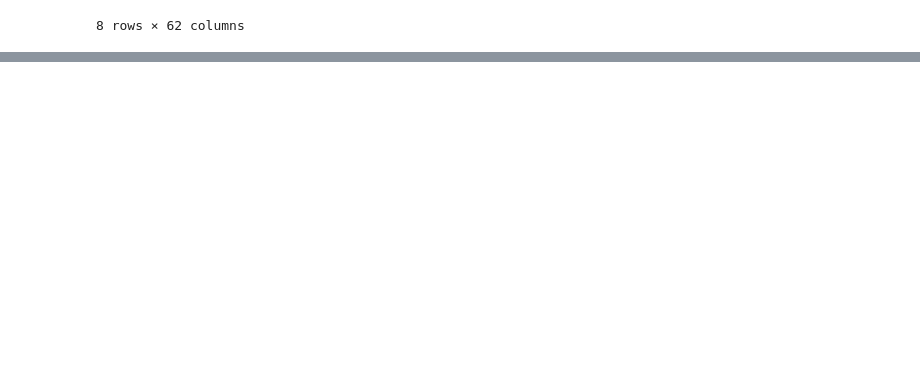
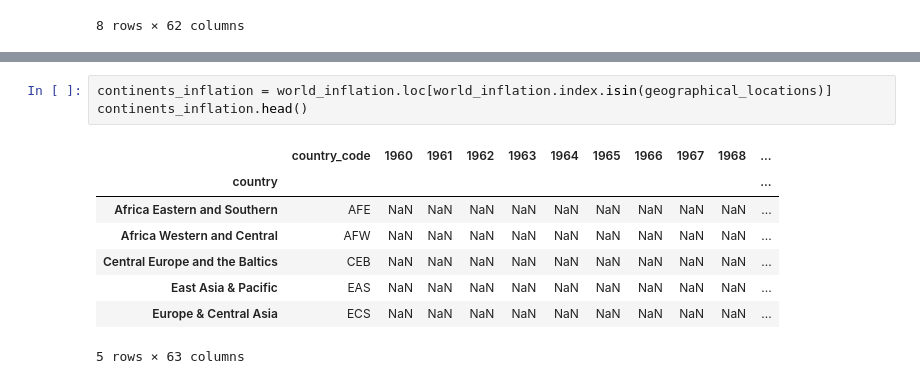
Before and after one commit to SlawCzech/World-inflation-project, a Jupyter notebook: inflation_eda.ipynb, the cells around one changed output, grey strips where cells are left out. Cells and saved outputs as stored; diff of their text form; blank space fills up the shorter version.

```diff
--- a/inflation_eda.ipynb
+++ b/inflation_eda.ipynb
@@ -79,0 +135,12 @@ SyntaxError: invalid syntax (2422227326.py, line 1)
+# %%
+continents_inflation = world_inflation.loc[world_inflation.index.isin(geographical_locations)]
+continents_inflation.head()
+# %% [output]
+|  | country_code | 1960 | 1961 | 1962 | 1963 | 1964 | 1965 | 1966 | 1967 | 1968 | ... |
+| country |  |  |  |  |  |  |  |  |  |  | ... |
+| Africa Eastern and Southern | AFE | NaN | NaN | NaN | NaN | NaN | NaN | NaN | NaN | NaN | ... |
+| Africa Western and Central | AFW | NaN | NaN | NaN | NaN | NaN | NaN | NaN | NaN | NaN | ... |
+| Central Europe and the Baltics | CEB | NaN | NaN | NaN | NaN | NaN | NaN | NaN | NaN | NaN | ... |
+| East Asia & Pacific | EAS | NaN | NaN | NaN | NaN | NaN | NaN | NaN | NaN | NaN | ... |
+| Europe & Central Asia | ECS | NaN | NaN | NaN | NaN | NaN | NaN | NaN | NaN | NaN | ... |
+5 rows × 63 columns
```
Also changed, not shown: parts of 7 cells of this notebook.
